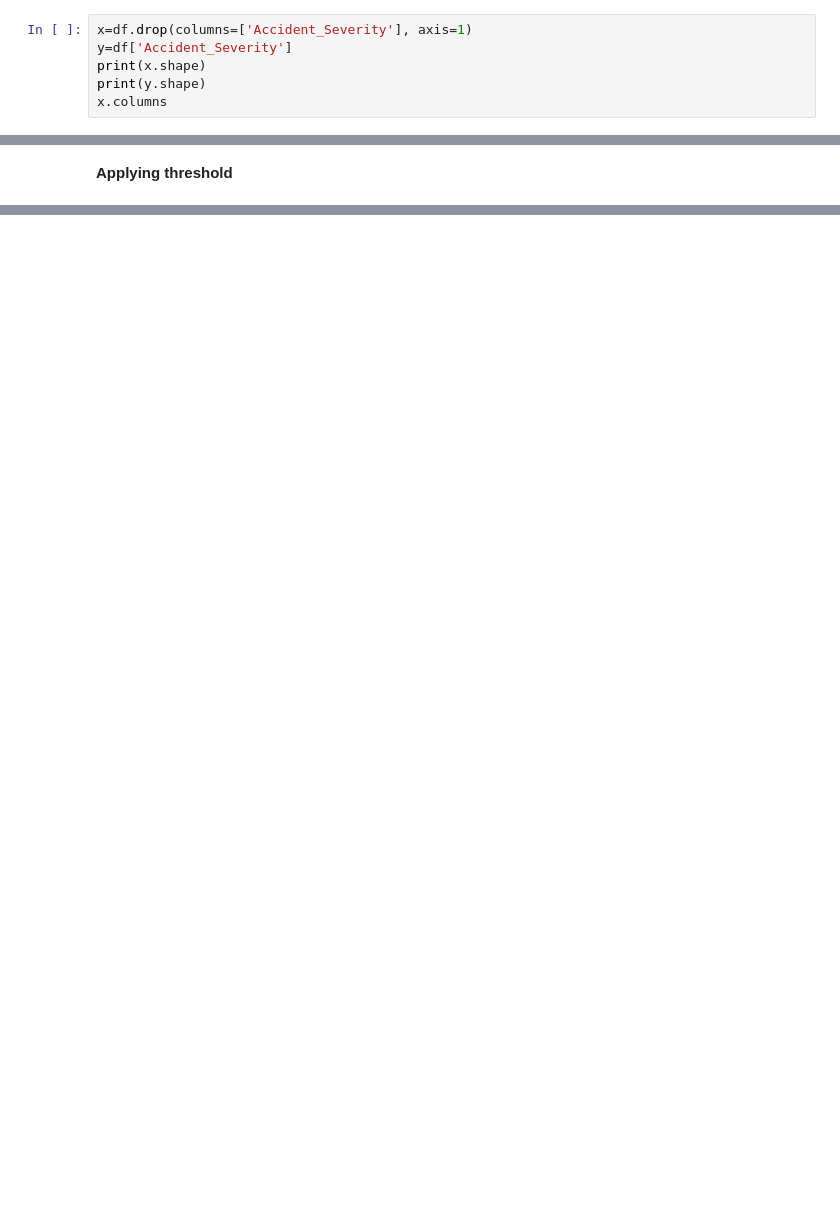
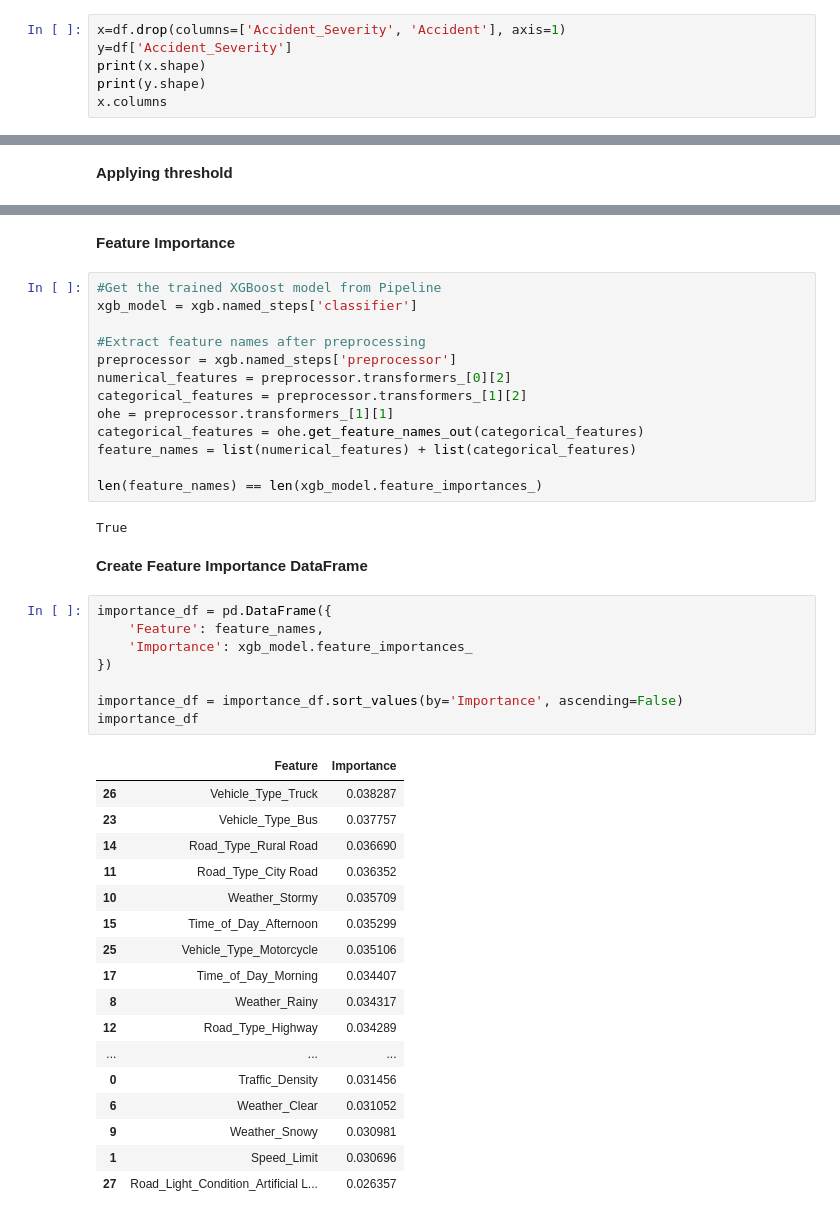
Before and after one commit to Anupampal1992/Group-Project, a Jupyter notebook: Traffic_Accident.ipynb, the cells around one changed output, grey strips where cells are left out. Saved outputs shown, nothing was run; the diff lists cells and outputs as text; blank space fills up the shorter version.

```diff
--- a/Traffic_Accident.ipynb
+++ b/Traffic_Accident.ipynb
@@ -169,7 +166,7 @@ dtype: int64
 # %% [markdown]
 **Feature and target separation**
 # %%
-x=df.drop(columns=['Accident_Severity'], axis=1)
+x=df.drop(columns=['Accident_Severity', 'Accident'], axis=1)
 y=df['Accident_Severity']
 print(x.shape)
 print(y.shape)
@@ -447 +444,46 @@ print(classification_report(y_test, y_pred_final))
 weighted avg       0.46      0.22      0.25      4000
+# %% [markdown]
+**Feature Importance**
+# %%
+#Get the trained XGBoost model from Pipeline
+xgb_model = xgb.named_steps['classifier']
+
+#Extract feature names after preprocessing
+preprocessor = xgb.named_steps['preprocessor']
+numerical_features = preprocessor.transformers_[0][2]
+categorical_features = preprocessor.transformers_[1][2]
+ohe = preprocessor.transformers_[1][1]
+categorical_features = ohe.get_feature_names_out(categorical_features)
+feature_names = list(numerical_features) + list(categorical_features)
+
+len(feature_names) == len(xgb_model.feature_importances_)
+# %% [output]
+True
+# %% [markdown]
+**Create Feature Importance DataFrame**
+# %%
+importance_df = pd.DataFrame({
+    'Feature': feature_names,
+    'Importance': xgb_model.feature_importances_
+})
+
+importance_df = importance_df.sort_values(by='Importance', ascending=False)
+importance_df
+# %% [output]
+|  | Feature | Importance |
+| 26 | Vehicle_Type_Truck | 0.038287 |
+| 23 | Vehicle_Type_Bus | 0.037757 |
+| 14 | Road_Type_Rural Road | 0.036690 |
+| 11 | Road_Type_City Road | 0.036352 |
+| 10 | Weather_Stormy | 0.035709 |
+| 15 | Time_of_Day_Afternoon | 0.035299 |
+| 25 | Vehicle_Type_Motorcycle | 0.035106 |
+| 17 | Time_of_Day_Morning | 0.034407 |
+| 8 | Weather_Rainy | 0.034317 |
+| 12 | Road_Type_Highway | 0.034289 |
+| ... | ... | ... |
+| 0 | Traffic_Density | 0.031456 |
+| 6 | Weather_Clear | 0.031052 |
+| 9 | Weather_Snowy | 0.030981 |
+| 1 | Speed_Limit | 0.030696 |
+| 27 | Road_Light_Condition_Artificial L... | 0.026357 |
```
Also changed, not shown: parts of 10 cells of this notebook.
